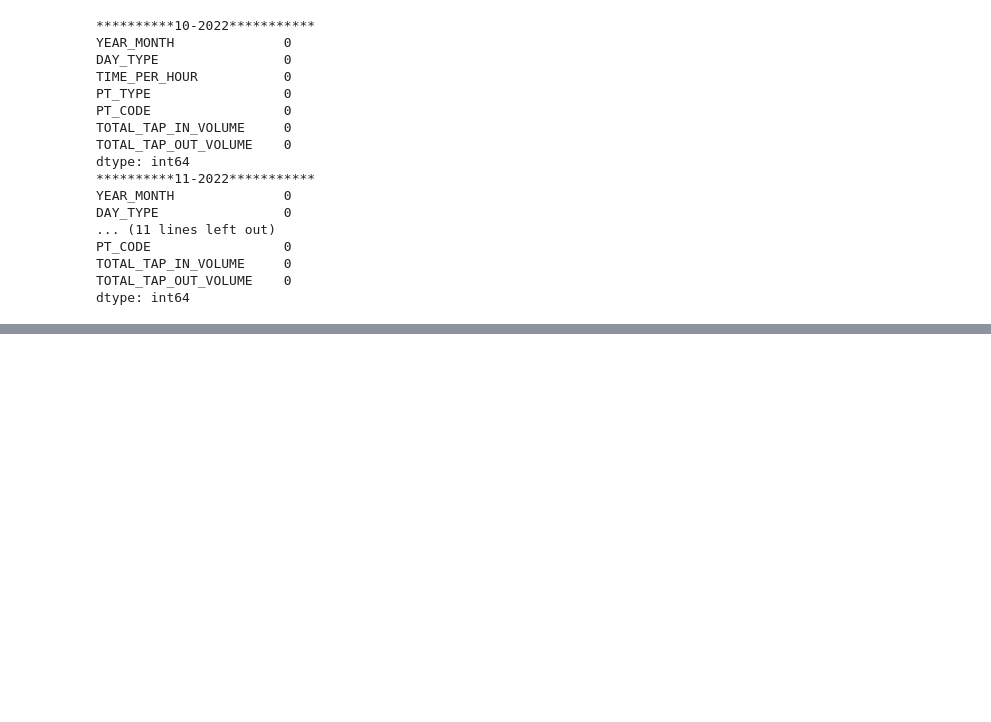
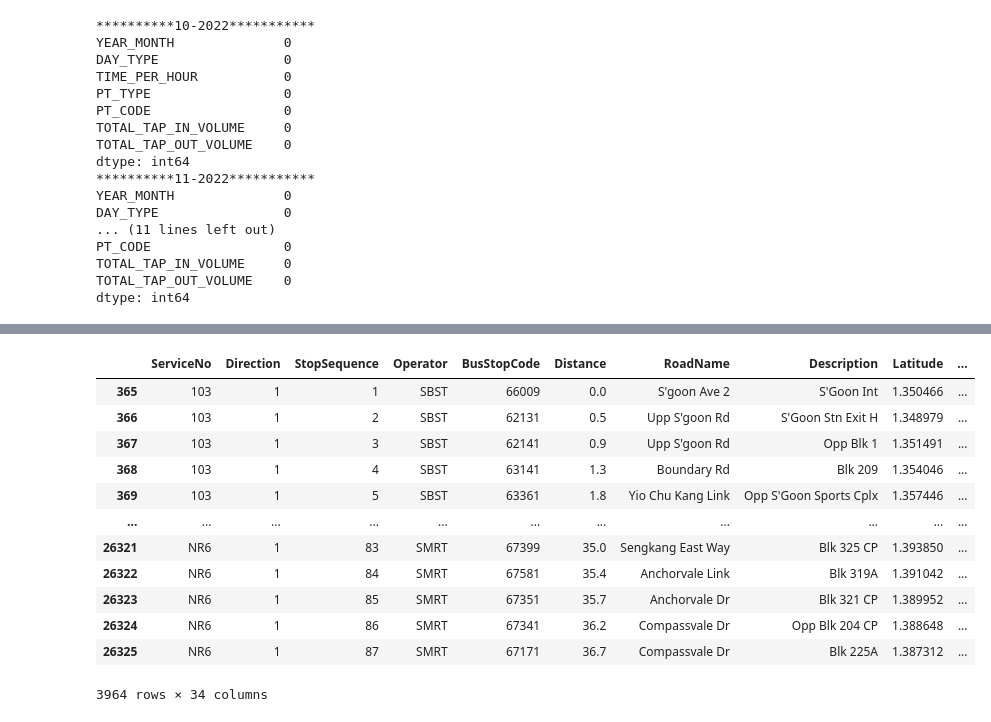
Before and after one commit to kaze-droid/SG-Transportation-Analysis, a Jupyter notebook: clean.ipynb, the cells around one changed output, grey strips where cells are left out. Cells and saved outputs as stored; diff of their text form; code cells hidden in the pictures; blank space fills up the shorter version.

```diff
--- a/clean.ipynb
+++ b/clean.ipynb
@@ -89,0 +537,18 @@ pd.to_csv('./data/.csv')
+# %%
+missing_values = df[df.isnull().any(axis=1)]
+similar_routes = df[df['ServiceNo'].isin(missing_values['ServiceNo']) & df['Direction'].isin(missing_values['Direction'])]
+display(similar_routes)
+# %% [output]
+|  | ServiceNo | Direction | StopSequence | Operator | BusStopCode | Distance | RoadName | Description | Latitude | ... |
+| 365 | 103 | 1 | 1 | SBST | 66009 | 0.0 | S'goon Ave 2 | S'Goon Int | 1.350466 | ... |
+| 366 | 103 | 1 | 2 | SBST | 62131 | 0.5 | Upp S'goon Rd | S'Goon Stn Exit H | 1.348979 | ... |
+| 367 | 103 | 1 | 3 | SBST | 62141 | 0.9 | Upp S'goon Rd | Opp Blk 1 | 1.351491 | ... |
+| 368 | 103 | 1 | 4 | SBST | 63141 | 1.3 | Boundary Rd | Blk 209 | 1.354046 | ... |
+| 369 | 103 | 1 | 5 | SBST | 63361 | 1.8 | Yio Chu Kang Link | Opp S'Goon Sports Cplx | 1.357446 | ... |
+| ... | ... | ... | ... | ... | ... | ... | ... | ... | ... | ... |
+| 26321 | NR6 | 1 | 83 | SMRT | 67399 | 35.0 | Sengkang East Way | Blk 325 CP | 1.393850 | ... |
+| 26322 | NR6 | 1 | 84 | SMRT | 67581 | 35.4 | Anchorvale Link | Blk 319A | 1.391042 | ... |
+| 26323 | NR6 | 1 | 85 | SMRT | 67351 | 35.7 | Anchorvale Dr | Blk 321 CP | 1.389952 | ... |
+| 26324 | NR6 | 1 | 86 | SMRT | 67341 | 36.2 | Compassvale Dr | Opp Blk 204 CP | 1.388648 | ... |
+| 26325 | NR6 | 1 | 87 | SMRT | 67171 | 36.7 | Compassvale Dr | Blk 225A | 1.387312 | ... |
+3964 rows × 34 columns
```
Also changed, not shown: parts of 45 cells of this notebook, 9 other files.
